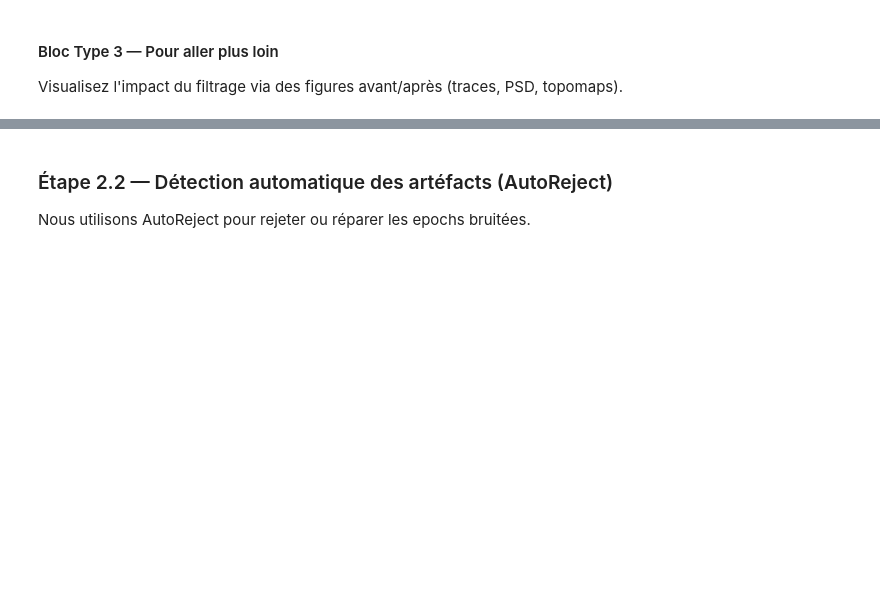
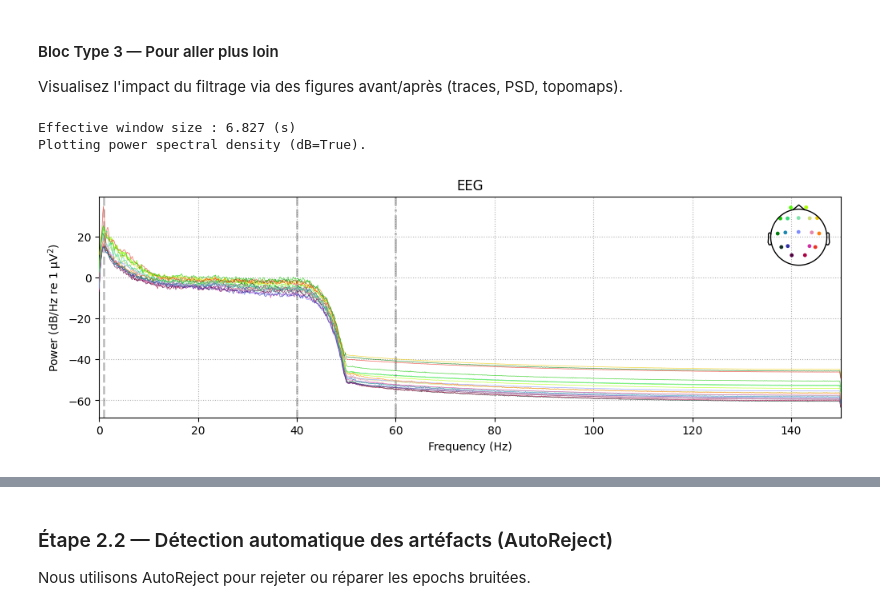
Before and after one commit to BabaSanfour/PSY2007D2025-Cours-UdeM, a Jupyter notebook: 01_preprocessing_notebook.ipynb, the cells around one changed output, grey strips where cells are left out. Drawn from its saved outputs; the diff is of its cells as text; code cells hidden in the pictures; blank space fills up the shorter version.

```diff
--- a/01_preprocessing_notebook.ipynb
+++ b/01_preprocessing_notebook.ipynb
@@ -242,4 +388,8 @@ raw_custom
 #### Bloc Type 3 — Pour aller plus loin
 Visualisez l'impact du filtrage via des figures avant/après (traces, PSD, topomaps).
 # %%
-raw.compute_psd(picks='eeg').plot()
+raw_filt.compute_psd(picks='eeg').plot()
+# %% [output]
+Effective window size : 6.827 (s)
+Plotting power spectral density (dB=True).
+[figure, added]
```
Also changed, not shown: parts of 29 cells of this notebook.
